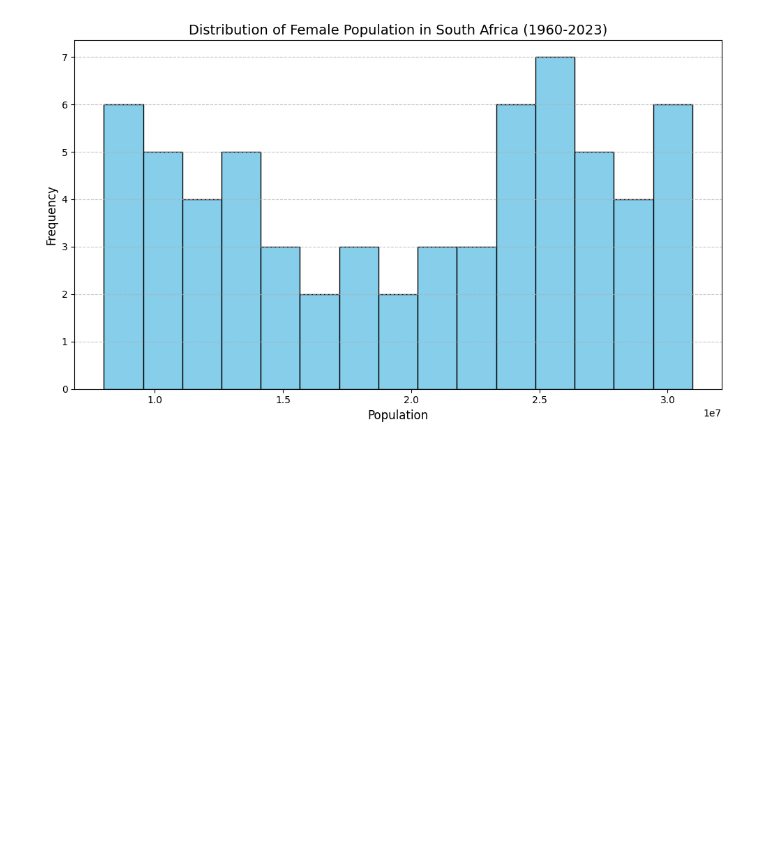
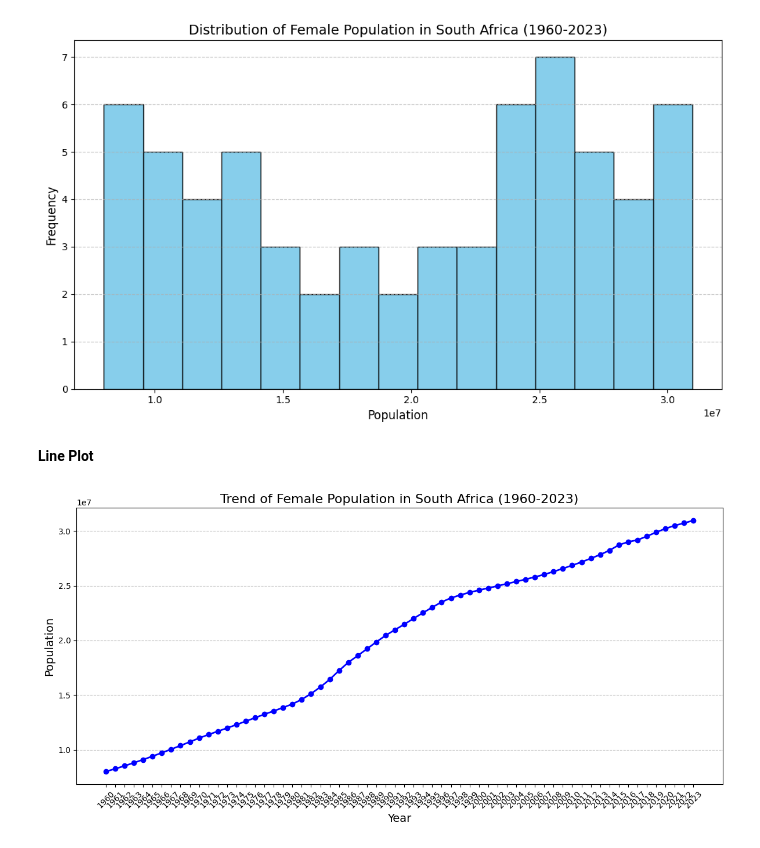
Before and after one commit to ShudufhadzoRamuada/PRODIGY_DS_01, a Jupyter notebook: Visualization.ipynb, the cells around one changed output. Cells and saved outputs as stored; diff of their text form; code cells hidden in the pictures; blank space fills up the shorter version.

```diff
--- a/Visualization.ipynb
+++ b/Visualization.ipynb
@@ -26,3 +36,18 @@ plt.tight_layout()
 plt.show()
 # %% [output]
 [figure]
+# %% [markdown]
+**Line Plot**
+# %%
+plt.figure(figsize=(12, 6))
+plt.plot(years, yearstodisplay, marker='o', color='blue', linestyle='-', linewidth=2)
+plt.title("Trend of Female Population in South Africa (1960-2023)", fontsize=16)
+plt.xlabel("Year", fontsize=14)
+plt.ylabel("Population", fontsize=14)
+plt.xticks(rotation=45, fontsize=10)
+plt.yticks(fontsize=10)
+plt.grid(axis='y', linestyle='--', alpha=0.7)
+plt.tight_layout()
+plt.show()
+# %% [output]
+[figure, added]
```
Also changed, not shown: parts of 6 cells of this notebook.
